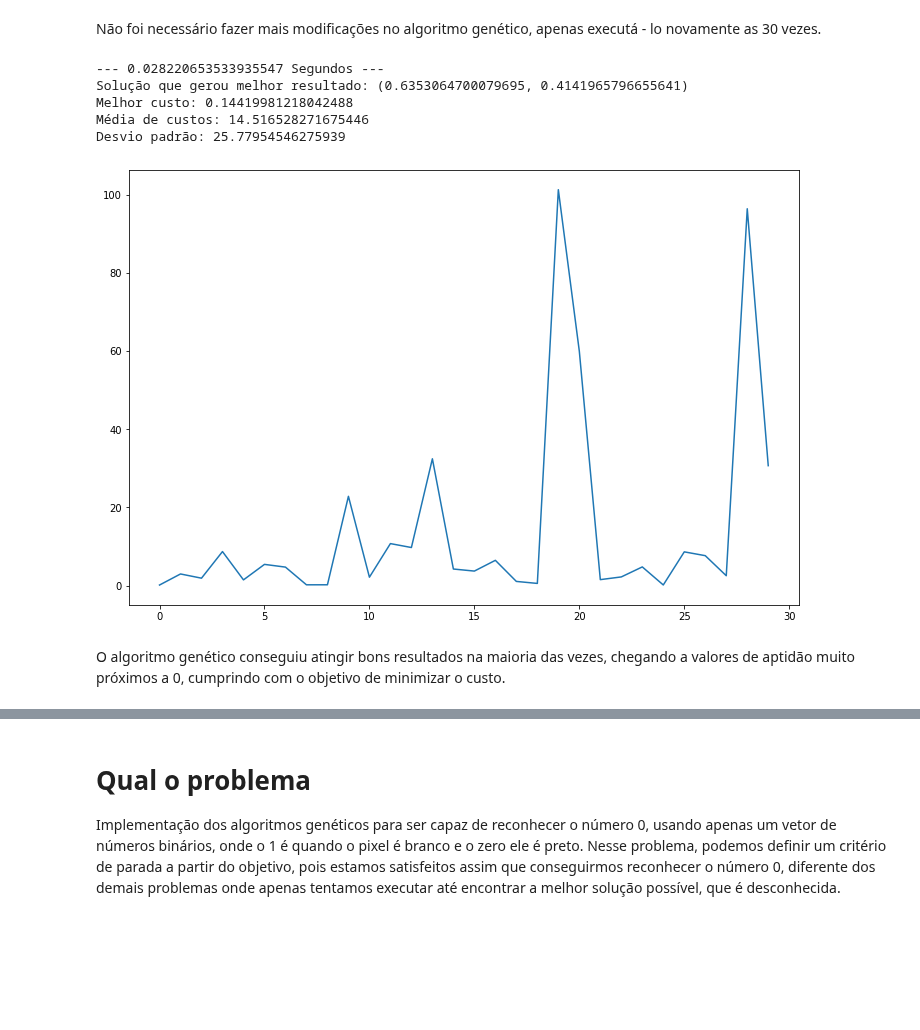
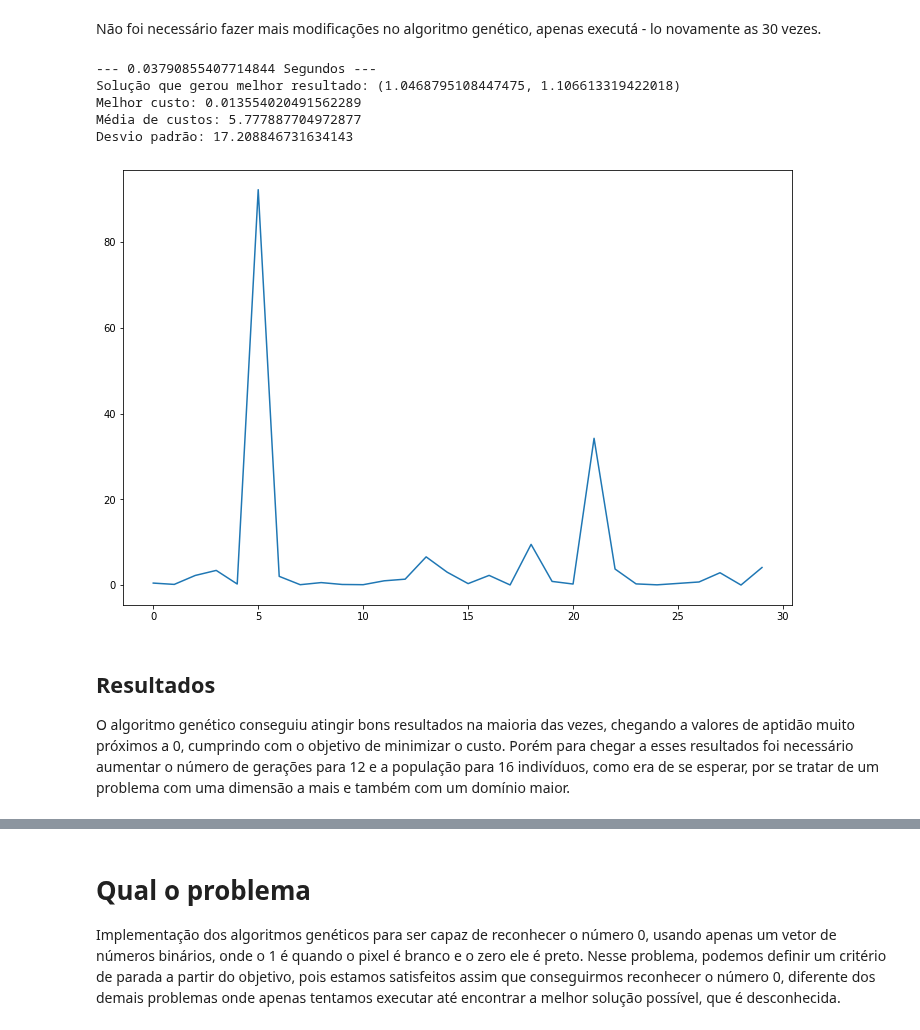
Before and after one commit to AlvaroCavalcante/computacao-bioinspirada, a Jupyter notebook: Computação inspirada pela natureza.ipynb, the cells around one changed output, grey strips where cells are left out. Saved outputs shown, nothing was run; the diff lists cells and outputs as text; code cells hidden in the pictures; blank space fills up the shorter version.

```diff
--- a/Computação inspirada pela natureza.ipynb
+++ b/Computação inspirada pela natureza.ipynb
@@ -518,21 +519,24 @@ Não foi necessário fazer mais modificações no algoritmo genético, apenas ex
 # %%
 custos = []
 solucao = []
 dominio = [(-5, 5), (-5, 5)] #domínio de duas dimensões entre -5 e 5
 start_time = time.time()
 for i in range(30):
-    solucao_algoritmo_genetico = genetico(funcao_custo_2, dominio, False, binario = False)
+    solucao_algoritmo_genetico = genetico(funcao_custo_2, dominio, False, binario = False,
+                                         tamanho_populacao = 16, geracoes = 12)
     solucao.append(solucao_algoritmo_genetico[1])
     custos.append(solucao_algoritmo_genetico[0])
 
 print("--- %s Segundos ---" % (time.time() - start_time))
 exibir_sumario_resultados(solucao, custos, min)
 # %% [output]
---- 0.028220653533935547 Segundos ---
-Solução que gerou melhor resultado: (0.6353064700079695, 0.4141965796655641)
-Melhor custo: 0.14419981218042488
-Média de custos: 14.516528271675446
-Desvio padrão: 25.77954546275939
+--- 0.03790855407714844 Segundos ---
+Solução que gerou melhor resultado: (1.0468795108447475, 1.106613319422018)
+Melhor custo: 0.013554020491562289
+Média de custos: 5.777887704972877
+Desvio padrão: 17.208846731634143
-[figure, old version]
+[figure, new version]
 # %% [markdown]
+## Resultados
 O algoritmo genético conseguiu atingir bons resultados na maioria das vezes, chegando a valores de aptidão muito próximos a 0, cumprindo com o objetivo de minimizar o custo.
+Porém para chegar a esses resultados foi necessário aumentar o número de gerações para 12 e a população para 16 indivíduos, como era de se esperar, por se tratar de um problema com uma dimensão a mais e também com um domínio maior.
```
Also changed, not shown: parts of 21 cells of this notebook.
